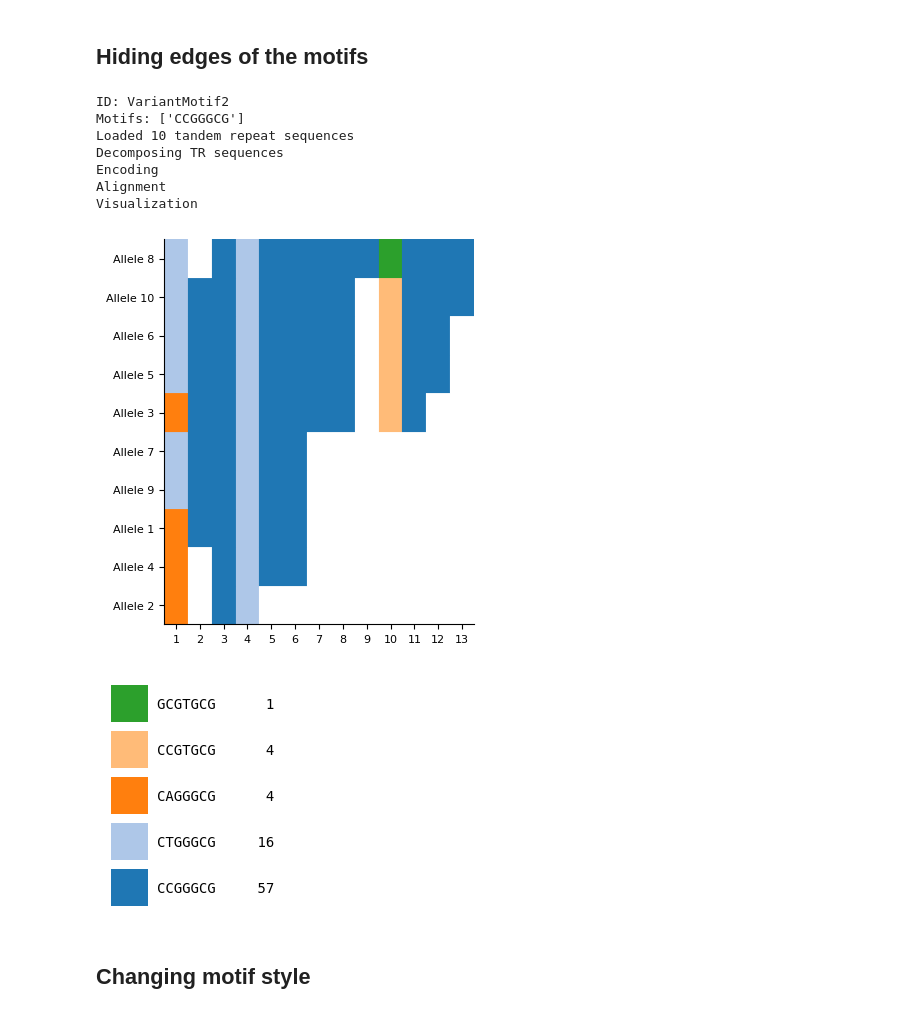
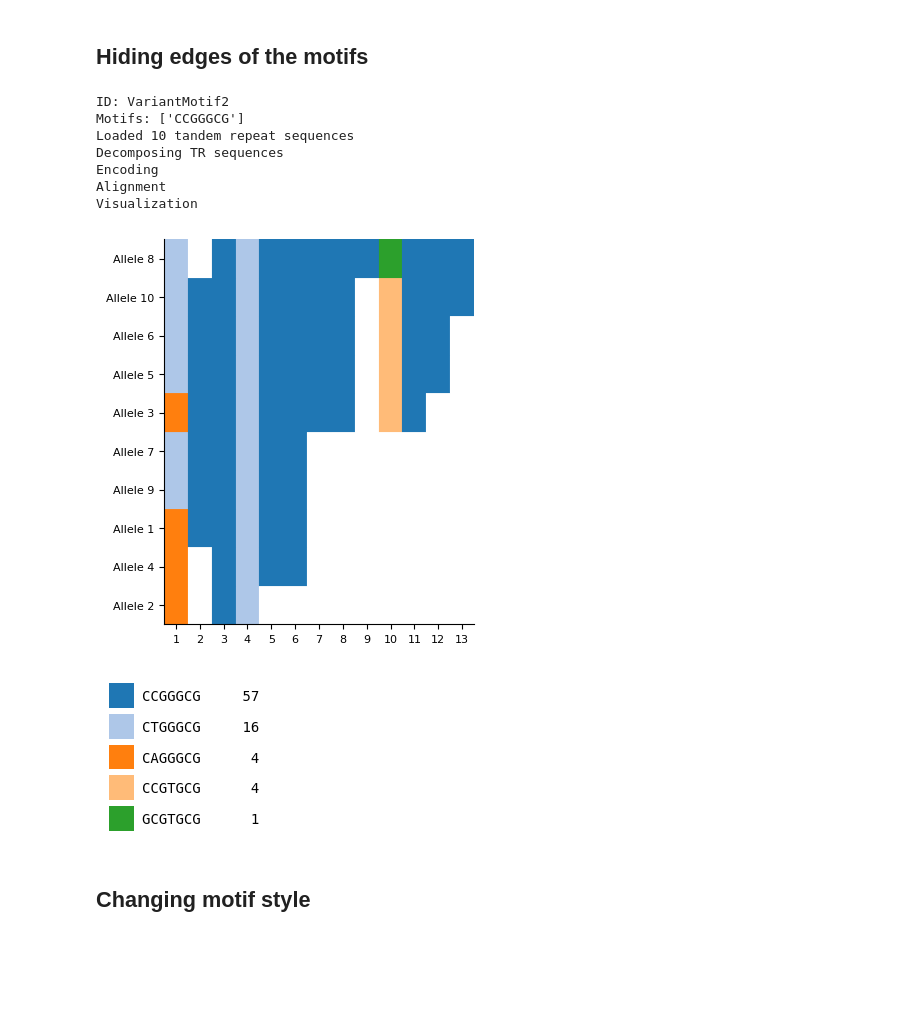
Before and after one commit to Jong-hun-Park/trviz, a Jupyter notebook: examples/sample_code.ipynb, the cells around one changed output. Saved outputs shown, nothing was run; the diff lists cells and outputs as text; code cells hidden in the pictures; blank space fills up the shorter version.

```diff
--- a/examples/sample_code.ipynb
+++ b/examples/sample_code.ipynb
@@ -198,22 +206,23 @@ Set1
 # %%
 tr_visualizer.generate_trplot(tr_id,
                               sample_ids,
                               tr_sequences,
                               motifs,
                               show_figure=True,
+                              motif_map_size=(2,2),
                               color_palette="tab20",
                               no_edge=True,
                              )
 # %% [output]
 ID: VariantMotif2
 Motifs: ['CCGGGCG']
 Loaded 10 tandem repeat sequences
 Decomposing TR sequences
 Encoding
 Alignment
 Visualization
 [figure]
-[figure, old version]
+[figure, new version]
 # %% [markdown]
 ## Changing motif style
 # %%
```
Also changed, not shown: parts of 9 cells of this notebook.
